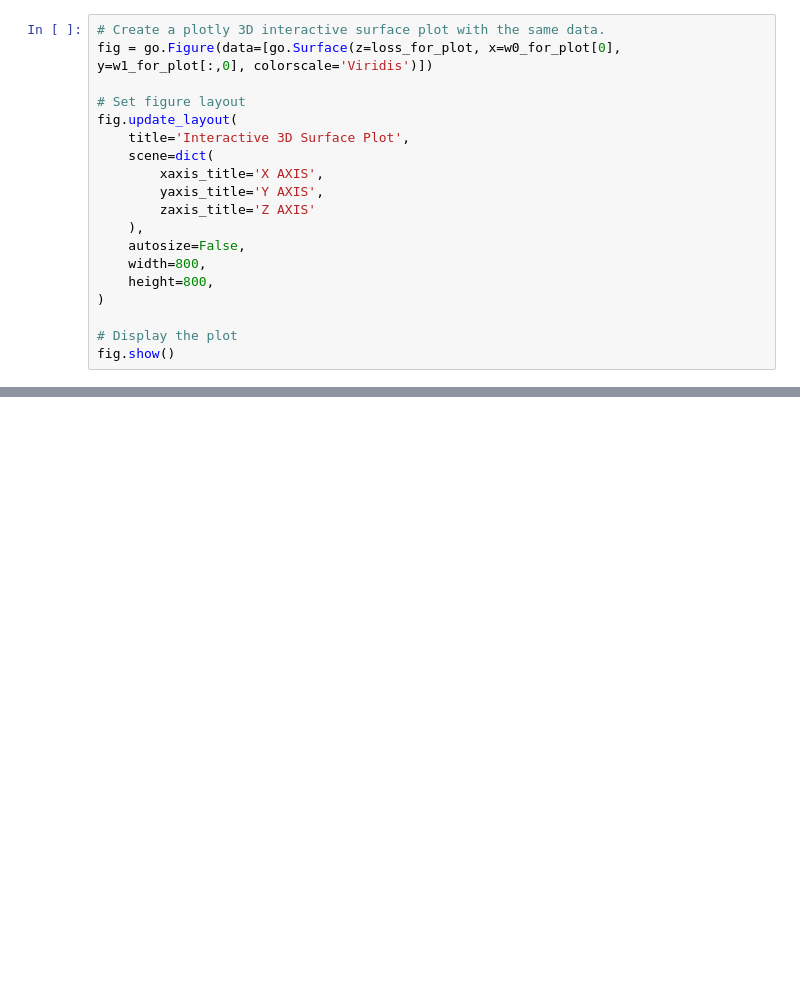
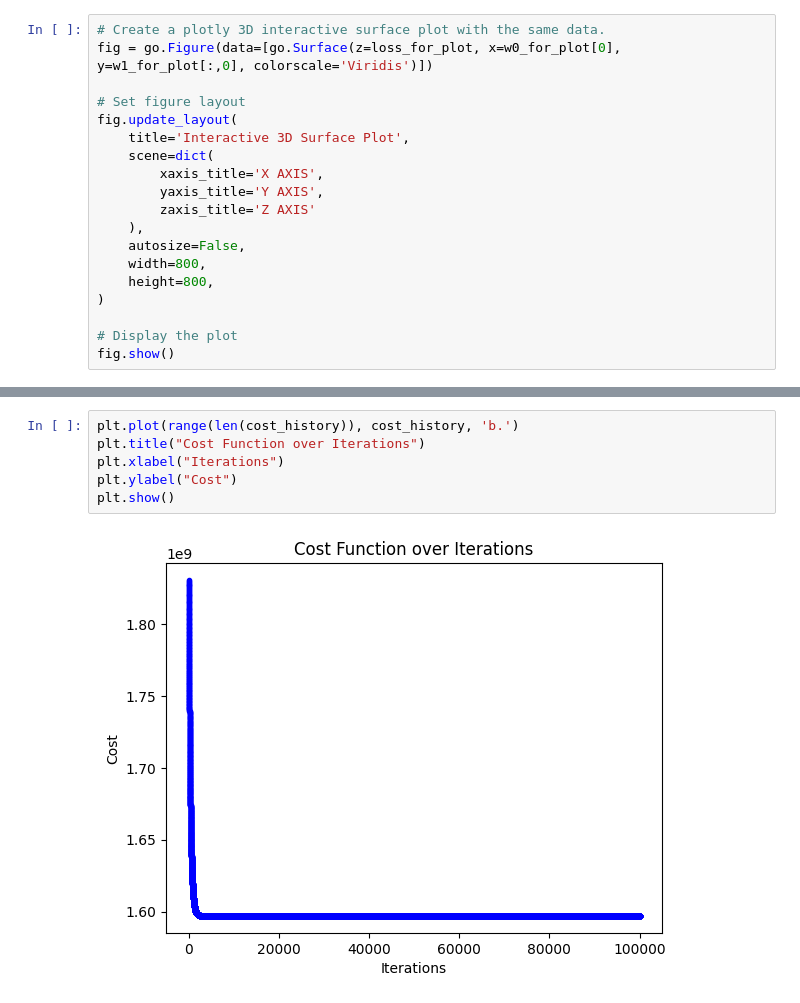
Before and after one commit to awaldis/ai-notes, a Jupyter notebook: linear_regression_house_price.ipynb, the cells around one changed output, grey strips where cells are left out. Drawn from its saved outputs; the diff is of its cells as text; blank space fills up the shorter version.

```diff
--- a/linear_regression_house_price.ipynb
+++ b/linear_regression_house_price.ipynb
@@ -138,0 +220,8 @@ fig.show()
+# %%
+plt.plot(range(len(cost_history)), cost_history, 'b.')
+plt.title("Cost Function over Iterations")
+plt.xlabel("Iterations")
+plt.ylabel("Cost")
+plt.show()
+# %% [output]
+[figure, added]
```
Also changed, not shown: parts of 4 cells of this notebook.
